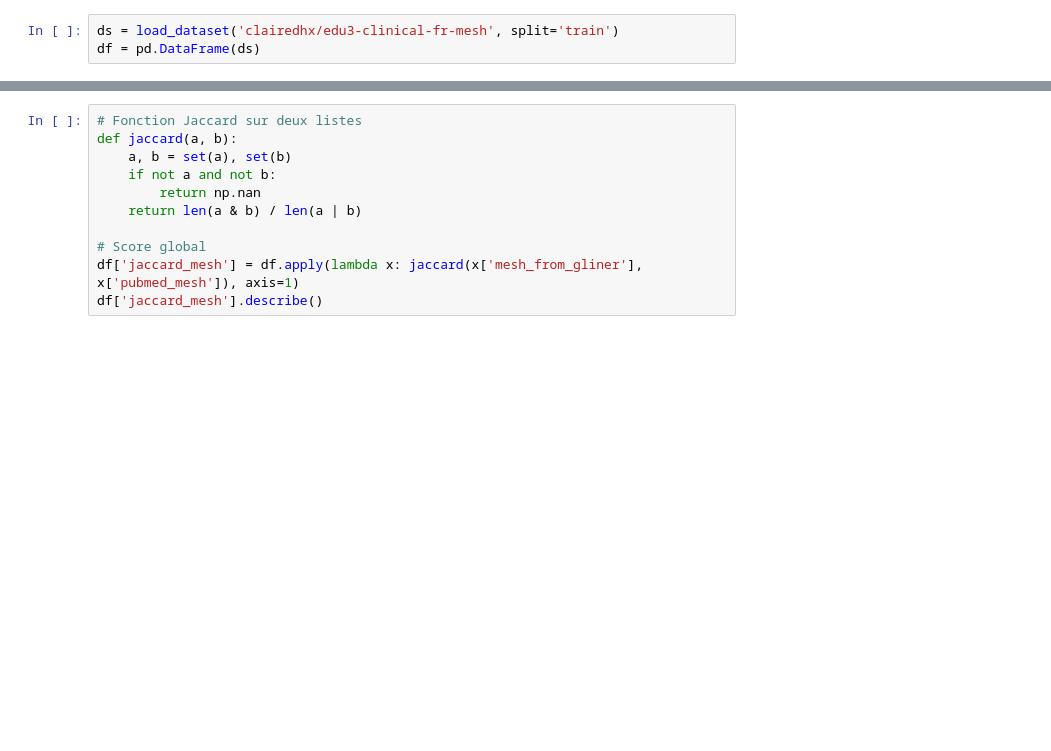
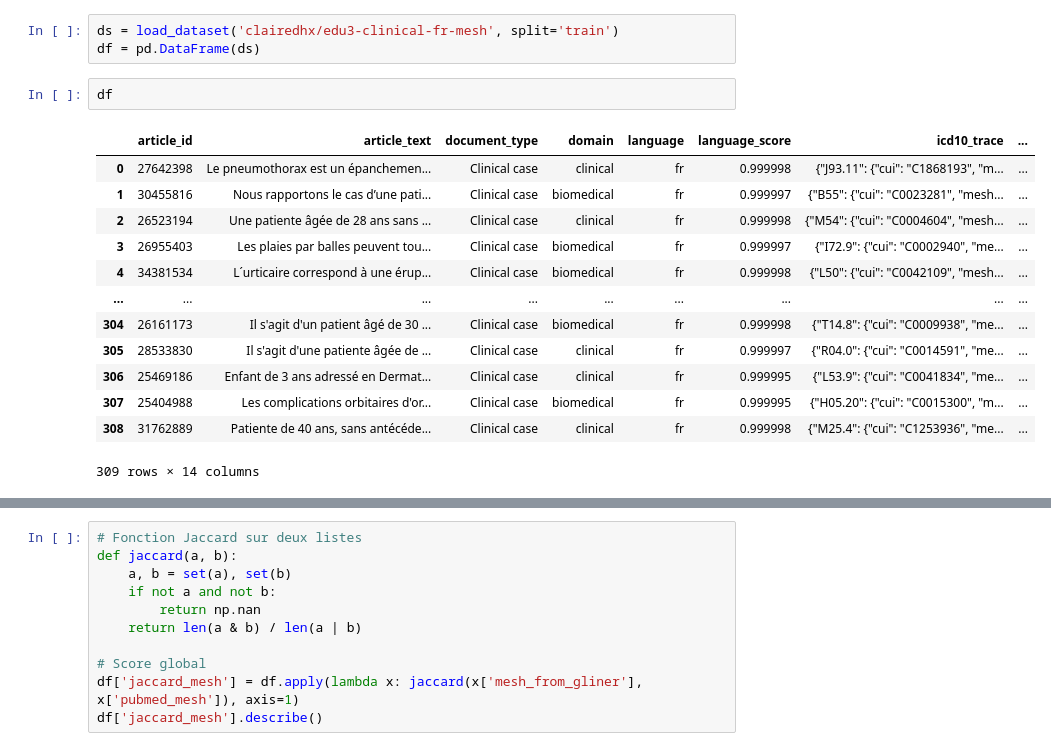
Before and after one commit to cdechaux/AOC_0, a Jupyter notebook: create_database/stats_desc/mesh_icd10_advanced_stats.ipynb, the cells around one changed output, grey strips where cells are left out. Drawn from its saved outputs; the diff is of its cells as text; blank space fills up the shorter version.

```diff
--- a/create_database/stats_desc/mesh_icd10_advanced_stats.ipynb
+++ b/create_database/stats_desc/mesh_icd10_advanced_stats.ipynb
@@ -18,6 +18,22 @@ sns.set(style='whitegrid')
 # %%
 ds = load_dataset('clairedhx/edu3-clinical-fr-mesh', split='train')
 df = pd.DataFrame(ds)
+# %%
+df
+# %% [output]
+|  | article_id | article_text | document_type | domain | language | language_score | icd10_trace | ... |
+| 0 | 27642398 | Le pneumothorax est un épanchemen... | Clinical case | clinical | fr | 0.999998 | {"J93.11": {"cui": "C1868193", "m... | ... |
+| 1 | 30455816 | Nous rapportons le cas d’une pati... | Clinical case | biomedical | fr | 0.999997 | {"B55": {"cui": "C0023281", "mesh... | ... |
+| 2 | 26523194 | Une patiente âgée de 28 ans sans ... | Clinical case | clinical | fr | 0.999998 | {"M54": {"cui": "C0004604", "mesh... | ... |
+| 3 | 26955403 | Les plaies par balles peuvent tou... | Clinical case | biomedical | fr | 0.999997 | {"I72.9": {"cui": "C0002940", "me... | ... |
+| 4 | 34381534 | L´urticaire correspond à une érup... | Clinical case | biomedical | fr | 0.999998 | {"L50": {"cui": "C0042109", "mesh... | ... |
+| ... | ... | ... | ... | ... | ... | ... | ... | ... |
+| 304 | 26161173 | Il s'agit d'un patient âgé de 30 ... | Clinical case | biomedical | fr | 0.999998 | {"T14.8": {"cui": "C0009938", "me... | ... |
+| 305 | 28533830 | Il s'agit d'une patiente âgée de ... | Clinical case | clinical | fr | 0.999997 | {"R04.0": {"cui": "C0014591", "me... | ... |
+| 306 | 25469186 | Enfant de 3 ans adressé en Dermat... | Clinical case | clinical | fr | 0.999995 | {"L53.9": {"cui": "C0041834", "me... | ... |
+| 307 | 25404988 | Les complications orbitaires d'or... | Clinical case | biomedical | fr | 0.999995 | {"H05.20": {"cui": "C0015300", "m... | ... |
+| 308 | 31762889 | Patiente de 40 ans, sans antécéde... | Clinical case | clinical | fr | 0.999998 | {"M25.4": {"cui": "C1253936", "me... | ... |
+309 rows × 14 columns
 # %%
 df['n_mesh_gliner'] = df['mesh_from_gliner'].apply(len)
 df['n_mesh_pubmed'] = df['pubmed_mesh'].apply(len)
```
Also changed, not shown: parts of 2 cells of this notebook.
